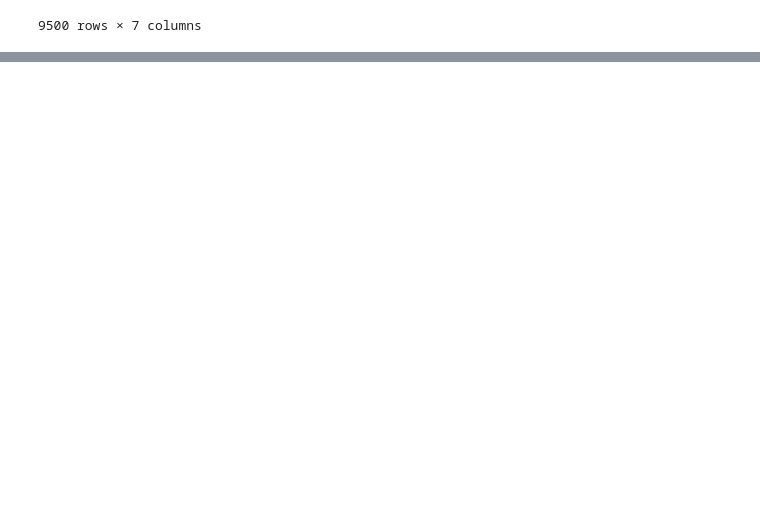
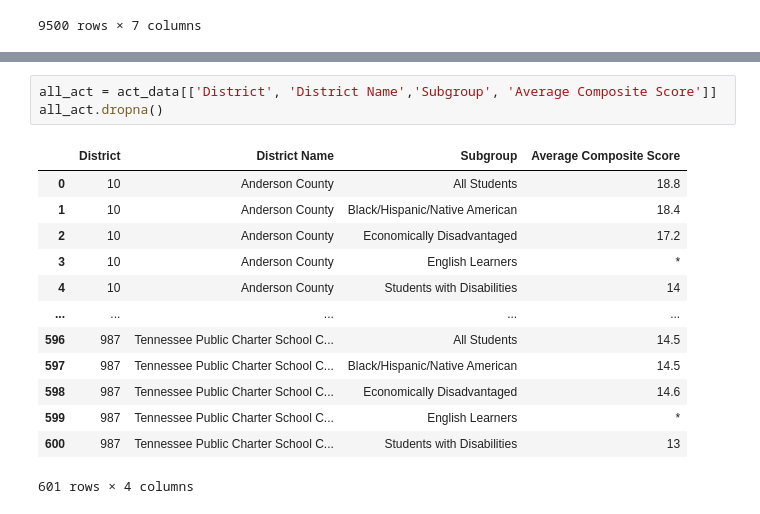
Before and after one commit to JenHall82/jen_capstone, a Jupyter notebook: notebooks/jen_capstone.ipynb, the cells around one changed output, grey strips where cells are left out. Drawn from its saved outputs; the diff is of its cells as text; blank space fills up the shorter version.

```diff
--- a/notebooks/jen_capstone.ipynb
+++ b/notebooks/jen_capstone.ipynb
@@ -875,0 +899,17 @@ dist_scores_percent.to_csv('../data/dist_scores_percent.csv')
+# %%
+all_act = act_data[['District', 'District Name','Subgroup', 'Average Composite Score']]
+all_act.dropna()
+# %% [output]
+|  | District | District Name | Subgroup | Average Composite Score |
+| 0 | 10 | Anderson County | All Students | 18.8 |
+| 1 | 10 | Anderson County | Black/Hispanic/Native American | 18.4 |
+| 2 | 10 | Anderson County | Economically Disadvantaged | 17.2 |
+| 3 | 10 | Anderson County | English Learners | * |
+| 4 | 10 | Anderson County | Students with Disabilities | 14 |
+| ... | ... | ... | ... | ... |
+| 596 | 987 | Tennessee Public Charter School C... | All Students | 14.5 |
+| 597 | 987 | Tennessee Public Charter School C... | Black/Hispanic/Native American | 14.5 |
+| 598 | 987 | Tennessee Public Charter School C... | Economically Disadvantaged | 14.6 |
+| 599 | 987 | Tennessee Public Charter School C... | English Learners | * |
+| 600 | 987 | Tennessee Public Charter School C... | Students with Disabilities | 13 |
+601 rows × 4 columns
```
Also changed, not shown: parts of 32 cells of this notebook, 1 other file.
